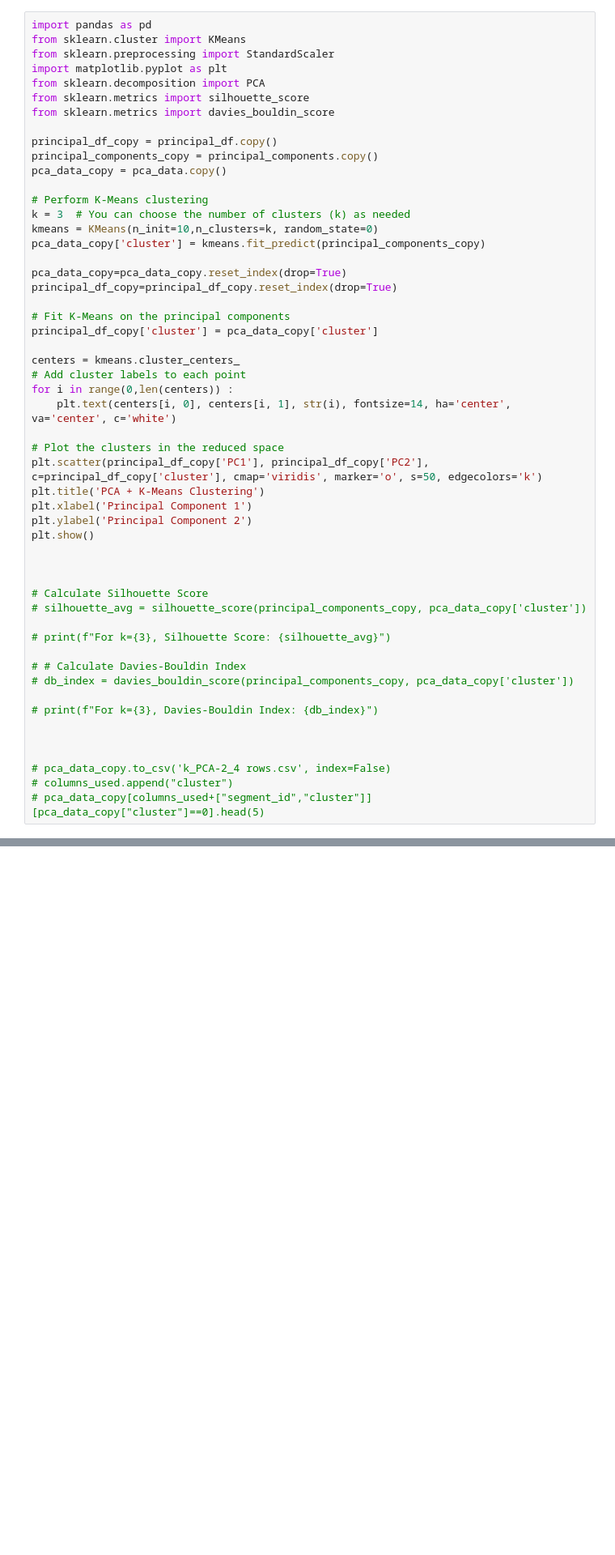
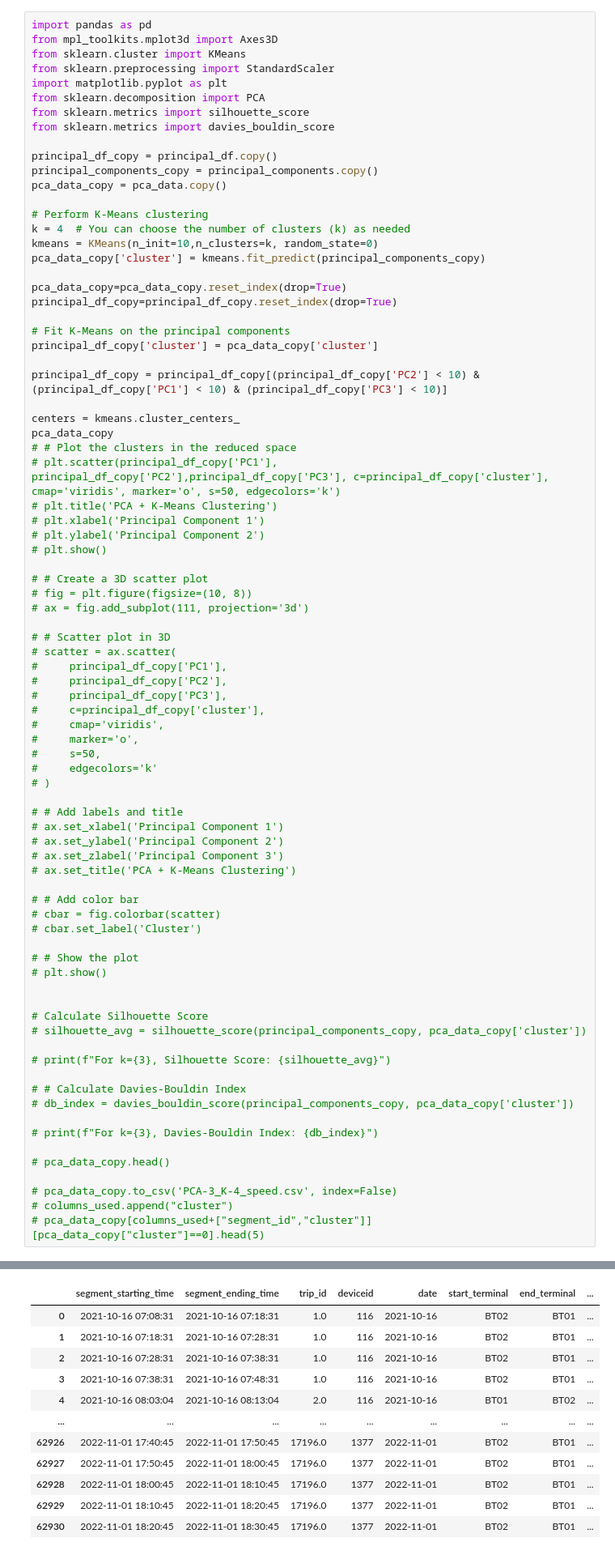
Before and after one commit to DriverBehaviour-FYP/Driver-Behaviour-Analysis, a Jupyter notebook: notebook/clustering/k-means.ipynb, the cells around one changed output, grey strips where cells are left out. Shown at 81% size. Saved outputs shown, nothing was run; the diff lists cells and outputs as text; blank space fills up the shorter version.

Commit message:
k-means latest

```diff
--- a/notebook/clustering/k-means.ipynb
+++ b/notebook/clustering/k-means.ipynb
@@ -148,6 +174,7 @@ elbow_method(principal_df,['PC1', 'PC2'])
 K means After PCA
 # %%
 import pandas as pd
+from mpl_toolkits.mplot3d import Axes3D
 from sklearn.cluster import KMeans
 from sklearn.preprocessing import StandardScaler
 import matplotlib.pyplot as plt
@@ -160,7 +187,7 @@ principal_components_copy = principal_components.copy()
 pca_data_copy = pca_data.copy()
 
 # Perform K-Means clustering
-k = 3  # You can choose the number of clusters (k) as needed
+k = 4  # You can choose the number of clusters (k) as needed
 kmeans = KMeans(n_init=10,n_clusters=k, random_state=0)
 pca_data_copy['cluster'] = kmeans.fit_predict(principal_components_copy)
 
@@ -170,18 +197,45 @@ principal_df_copy=principal_df_copy.reset_index(drop=True)
 # Fit K-Means on the principal components
 principal_df_copy['cluster'] = pca_data_copy['cluster']
 
+principal_df_copy = principal_df_copy[(principal_df_copy['PC2'] < 10) & (principal_df_copy['PC1'] < 10) & (principal_df_copy['PC3'] < 10)]
+
 centers = kmeans.cluster_centers_
-# Add cluster labels to each point
-for i in range(0,len(centers)) :
-    plt.text(centers[i, 0], centers[i, 1], str(i), fontsize=14, ha='center', va='center', c='white')
+pca_data_copy
+# # Plot the clusters in the reduced space
+# plt.scatter(principal_df_copy['PC1'], principal_df_copy['PC2'],principal_df_copy['PC3'], c=principal_df_copy['cluster'], cmap='viridis', marker='o', s=50, edgecolors='k')
+# plt.title('PCA + K-Means Clustering')
+# plt.xlabel('Principal Component 1')
+# plt.ylabel('Principal Component 2')
+# plt.show()
 
-# Plot the clusters in the reduced space
-plt.scatter(principal_df_copy['PC1'], principal_df_copy['PC2'], c=principal_df_copy['cluster'], cmap='viridis', marker='o', s=50, edgecolors='k')
-plt.title('PCA + K-Means Clustering')
-plt.xlabel('Principal Component 1')
-plt.ylabel('Principal Component 2')
-plt.show()
+# # Create a 3D scatter plot
+# fig = plt.figure(figsize=(10, 8))
+# ax = fig.add_subplot(111, projection='3d')
 
+# # Scatter plot in 3D
+# scatter = ax.scatter(
+#     principal_df_copy['PC1'],
+#     principal_df_copy['PC2'],
+#     principal_df_copy['PC3'],
+#     c=principal_df_copy['cluster'],
+#     cmap='viridis',
+#     marker='o',
+#     s=50,
+#     edgecolors='k'
+# )
+
+# # Add labels and title
+# ax.set_xlabel('Principal Component 1')
+# ax.set_ylabel('Principal Component 2')
+# ax.set_zlabel('Principal Component 3')
+# ax.set_title('PCA + K-Means Clustering')
+
+# # Add color bar
+# cbar = fig.colorbar(scatter)
+# cbar.set_label('Cluster')
+
+# # Show the plot
+# plt.show()
 
 
 # Calculate Silhouette Score
@@ -194,9 +248,9 @@ plt.show()
 
 # print(f"For k={3}, Davies-Bouldin Index: {db_index}")
 
+# pca_data_copy.head()
 
-
-# pca_data_copy.to_csv('k_PCA-2_4 rows.csv', index=False)
+# pca_data_copy.to_csv('PCA-3_K-4_speed.csv', index=False)
 # columns_used.append("cluster")
 # pca_data_copy[columns_used+["segment_id","cluster"]][pca_data_copy["cluster"]==0].head(5)
 # %% [output]
@@ -203,0 +257,12 @@ plt.show()
+|  | segment_starting_time | segment_ending_time | trip_id | deviceid | date | start_terminal | end_terminal | ... |
+| 0 | 2021-10-16 07:08:31 | 2021-10-16 07:18:31 | 1.0 | 116 | 2021-10-16 | BT02 | BT01 | ... |
+| 1 | 2021-10-16 07:18:31 | 2021-10-16 07:28:31 | 1.0 | 116 | 2021-10-16 | BT02 | BT01 | ... |
+| 2 | 2021-10-16 07:28:31 | 2021-10-16 07:38:31 | 1.0 | 116 | 2021-10-16 | BT02 | BT01 | ... |
+| 3 | 2021-10-16 07:38:31 | 2021-10-16 07:48:31 | 1.0 | 116 | 2021-10-16 | BT02 | BT01 | ... |
+| 4 | 2021-10-16 08:03:04 | 2021-10-16 08:13:04 | 2.0 | 116 | 2021-10-16 | BT01 | BT02 | ... |
+| ... | ... | ... | ... | ... | ... | ... | ... | ... |
+| 62926 | 2022-11-01 17:40:45 | 2022-11-01 17:50:45 | 17196.0 | 1377 | 2022-11-01 | BT02 | BT01 | ... |
+| 62927 | 2022-11-01 17:50:45 | 2022-11-01 18:00:45 | 17196.0 | 1377 | 2022-11-01 | BT02 | BT01 | ... |
+| 62928 | 2022-11-01 18:00:45 | 2022-11-01 18:10:45 | 17196.0 | 1377 | 2022-11-01 | BT02 | BT01 | ... |
+| 62929 | 2022-11-01 18:10:45 | 2022-11-01 18:20:45 | 17196.0 | 1377 | 2022-11-01 | BT02 | BT01 | ... |
+| 62930 | 2022-11-01 18:20:45 | 2022-11-01 18:30:45 | 17196.0 | 1377 | 2022-11-01 | BT02 | BT01 | ... |
```
Also changed, not shown: parts of 11 cells of this notebook, 2 other files.
